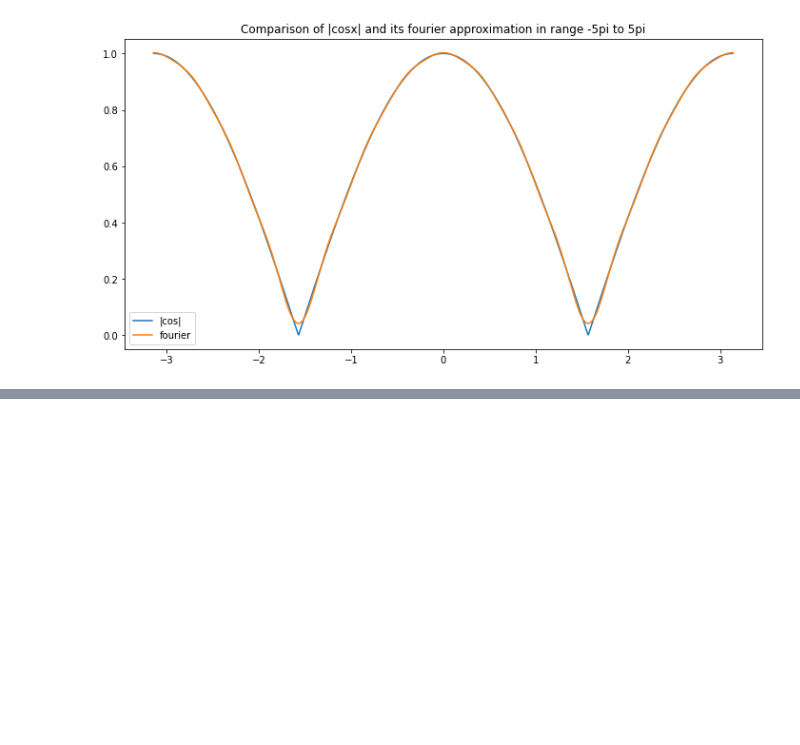
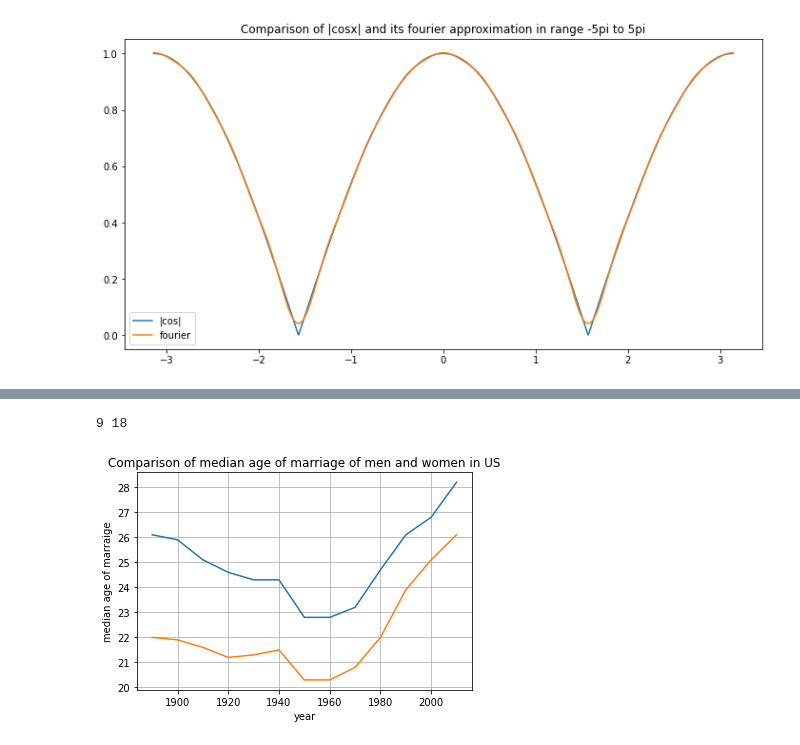
Before and after one commit to Ashim-Paudel/Matplotlib-Learning, a Jupyter notebook: Matplotlib 2.ipynb, the cells around one changed output, grey strips where cells are left out. Drawn from its saved outputs; the diff is of its cells as text; code cells hidden in the pictures; blank space fills up the shorter version.

```diff
--- a/Matplotlib 2.ipynb
+++ b/Matplotlib 2.ipynb
@@ -109,0 +154,4 @@ plt.legend()
+# %%
+with open("datas/marriage-ages.txt", "r") as file:
+    data = file.readlines()
+print(data)
@@ -109,0 +173,28 @@ plt.legend()
+# %%
+#know index of M and W
+print(data[0].index("M"), data[0].index("W"))
+# %% [output]
+9 18
+# %%
+#extract data into list from the text file
+year = [int(values[:5]) for values in data[1::]]
+men = [float(values[data[0].index("M"):13]) for values in data[1::]]
+women = [float(values[data[0].index("W")::]) for values in data[1::]]
+# %%
+#now visualizing the data
+
+fig,ax = plt.subplots()
+
+ax.plot(year, men, label="men")
+ax.plot(year, women, label="women")
+
+
+ax.set_xlabel("year")
+ax.set_ylabel("median age of marraige")
+ax.set_title("Comparison of median age of marriage of men and women in US")
+ax.grid(True)
+
+#plt.legend()
+plt.show()
+# %% [output]
+[figure, added]
```
Also changed, not shown: parts of 14 cells of this notebook, 17 other files.
